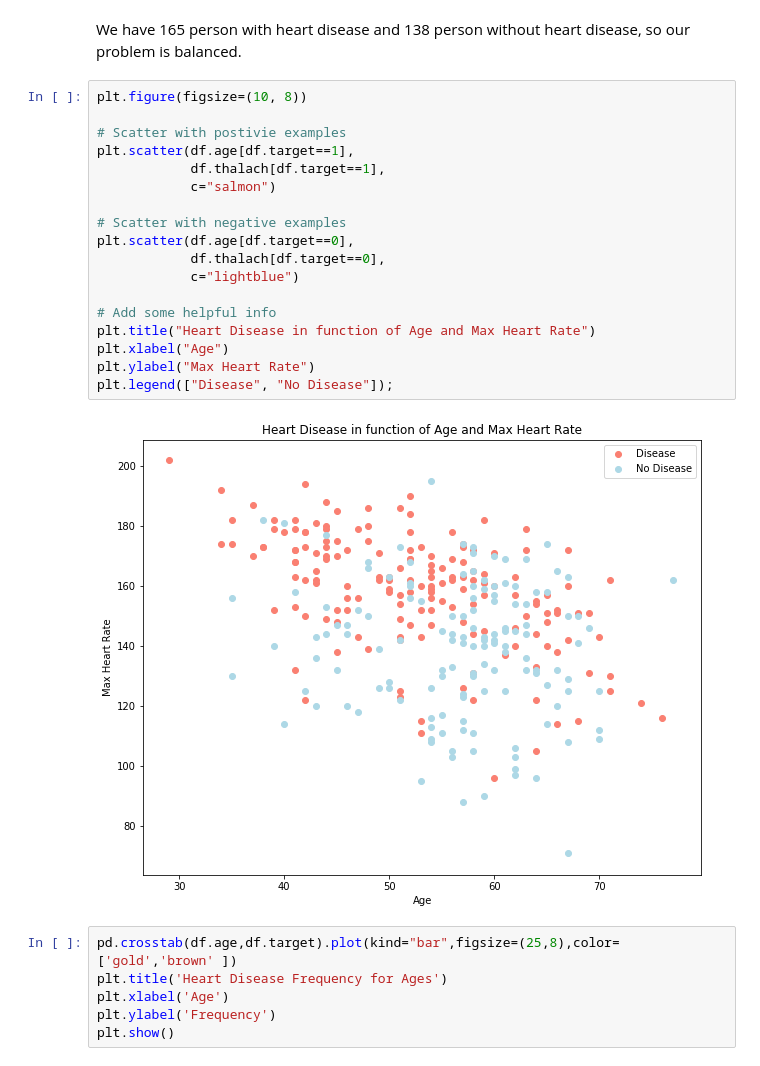
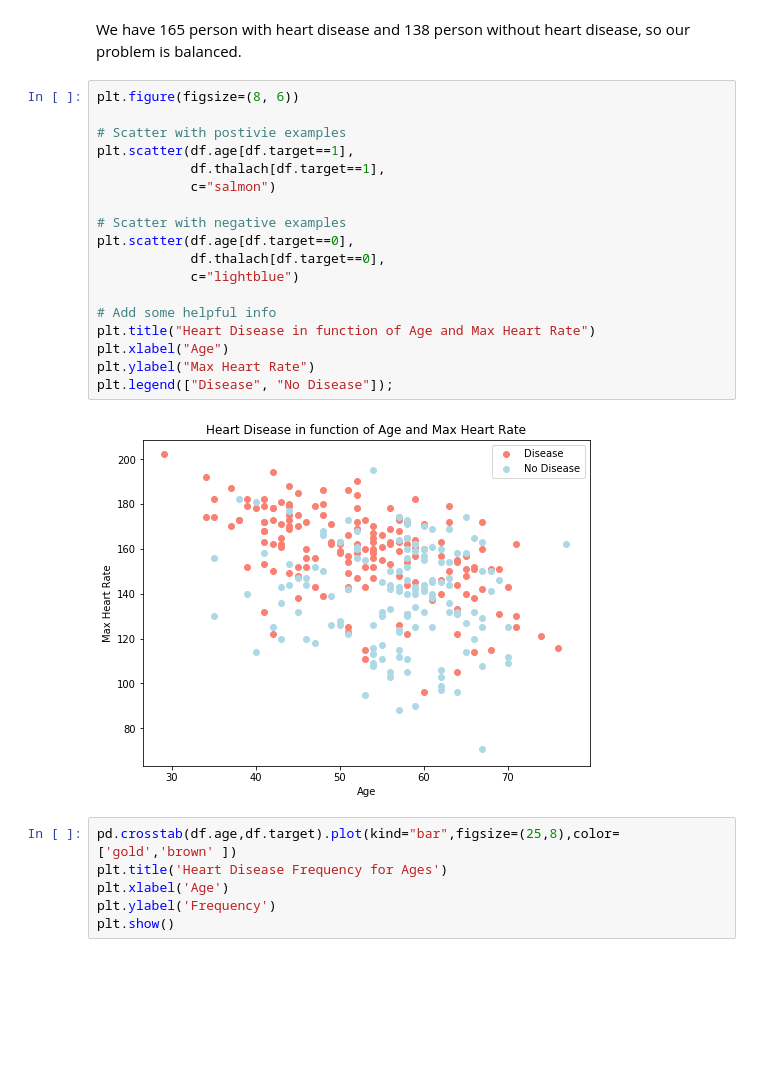
Before and after one commit to uyennguyen16900/heart-disease-prediction, a Jupyter notebook: heart_disease_prediction.ipynb, the cells around one changed output. Cells and saved outputs as stored; diff of their text form; blank space fills up the shorter version.

```diff
--- a/heart_disease.ipynb
+++ b/heart_disease_prediction.ipynb
@@ -55,25 +55,25 @@ sns.countplot(x="target", data=df, palette="bwr")
 # %% [markdown]
 We have 165 person with heart disease and 138 person without heart disease, so our problem is balanced.
 # %%
-plt.figure(figsize=(10, 8))
+plt.figure(figsize=(8, 6))
 
 # Scatter with postivie examples
 plt.scatter(df.age[df.target==1],
             df.thalach[df.target==1],
             c="salmon")
 
 # Scatter with negative examples
 plt.scatter(df.age[df.target==0],
             df.thalach[df.target==0],
             c="lightblue")
 
 # Add some helpful info
 plt.title("Heart Disease in function of Age and Max Heart Rate")
 plt.xlabel("Age")
 plt.ylabel("Max Heart Rate")
 plt.legend(["Disease", "No Disease"]);
 # %% [output]
-[figure, old version]
+[figure, new version]
 # %%
 pd.crosstab(df.age,df.target).plot(kind="bar",figsize=(25,8),color=['gold','brown' ])
 plt.title('Heart Disease Frequency for Ages')
```
Also changed, not shown: parts of 1 cell of this notebook, 2 other files.
